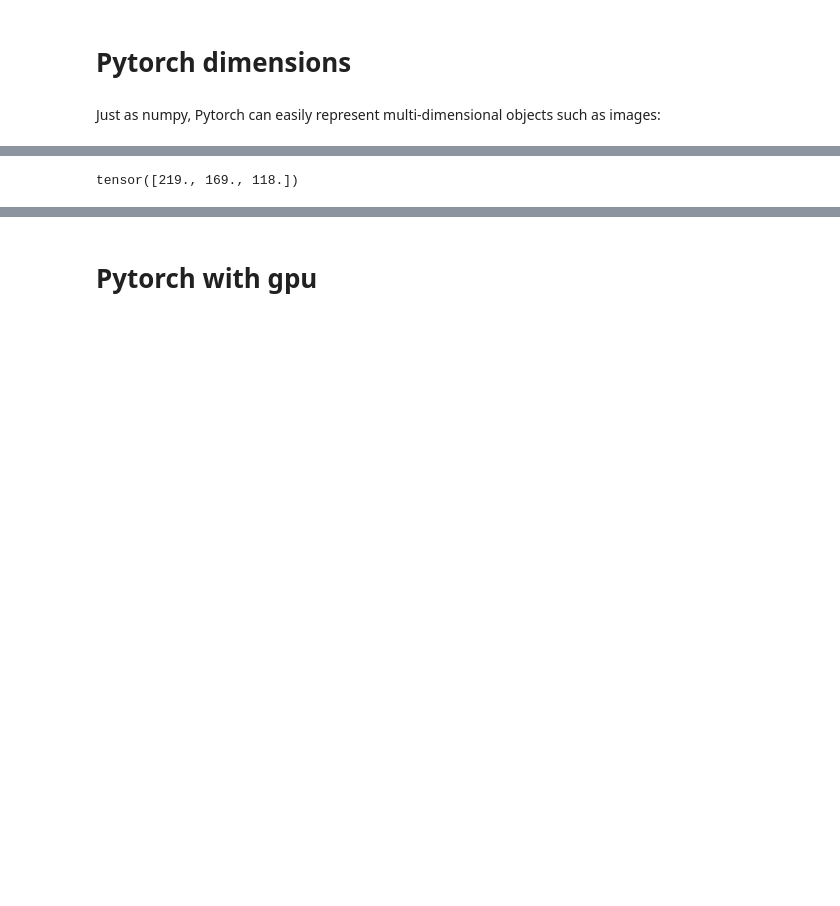
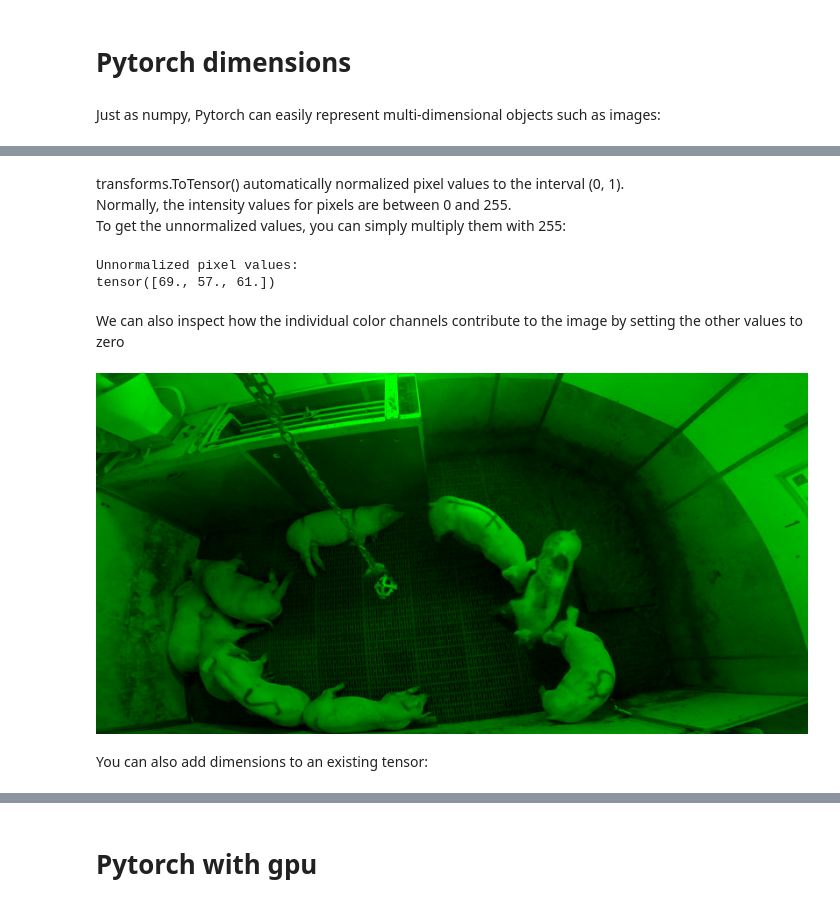
Before and after one commit to jonaden94/DaNuMa2024, a Jupyter notebook: exercises/introduction/intro_pytorch.ipynb, the cells around one changed output, grey strips where cells are left out. Saved outputs shown, nothing was run; the diff lists cells and outputs as text; code cells hidden in the pictures; blank space fills up the shorter version.

```diff
--- a/exercises/introduction/intro_pytorch.ipynb
+++ b/exercises/introduction/intro_pytorch.ipynb
@@ -210,5 +252,23 @@ To get, for example, the pixel values at the center of the image, you can index
+# %% [markdown]
+transforms.ToTensor() automatically normalized pixel values to the interval (0, 1). \
+Normally, the intensity values for pixels are between 0 and 255. \
+To get the unnormalized values, you can simply multiply them with 255:
 # %%
-print('')
-tensor_image[:, 180, 320]
+print('Unnormalized pixel values:')
+print(image[:, 180, 320] * 255)
 # %% [output]
-tensor([219., 169., 118.])
+Unnormalized pixel values:
+tensor([69., 57., 61.])
+# %% [markdown]
+We can also inspect how the individual color channels contribute to the image by setting the other values to zero
+# %%
+image_copy = image.clone()
+image_copy[[0, 2], ...] = 0
+
+transform = transforms.ToPILImage()
+image_copy = transform(image_copy)
+display(image_copy)
+# %% [output]
+[figure, added]
+# %% [markdown]
+You can also add dimensions to an existing tensor:
```
Also changed, not shown: parts of 39 cells of this notebook.
